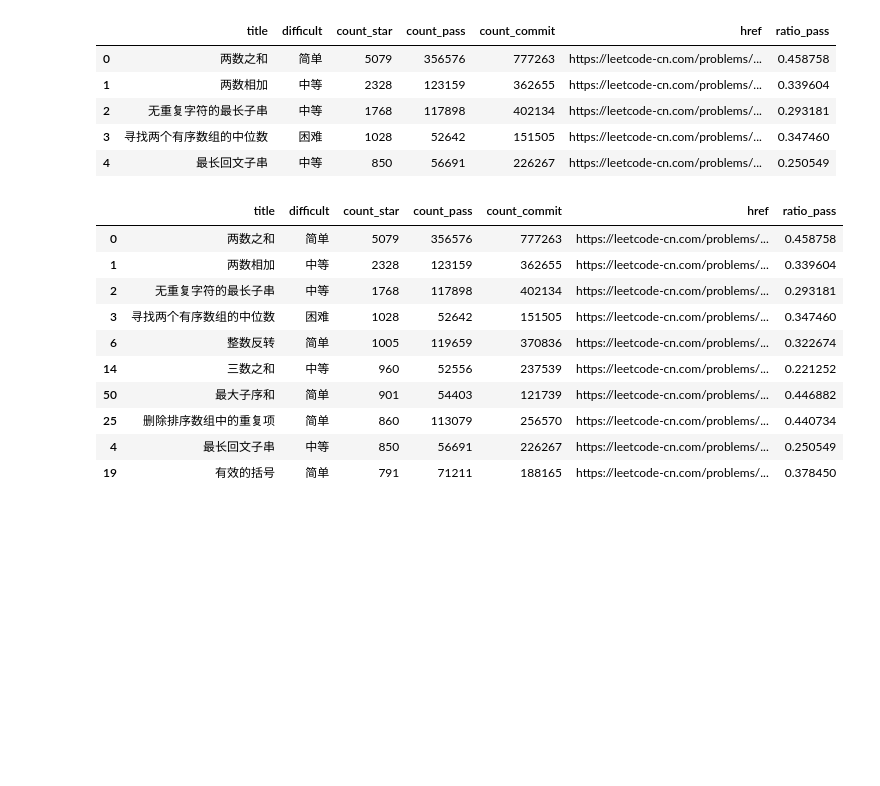
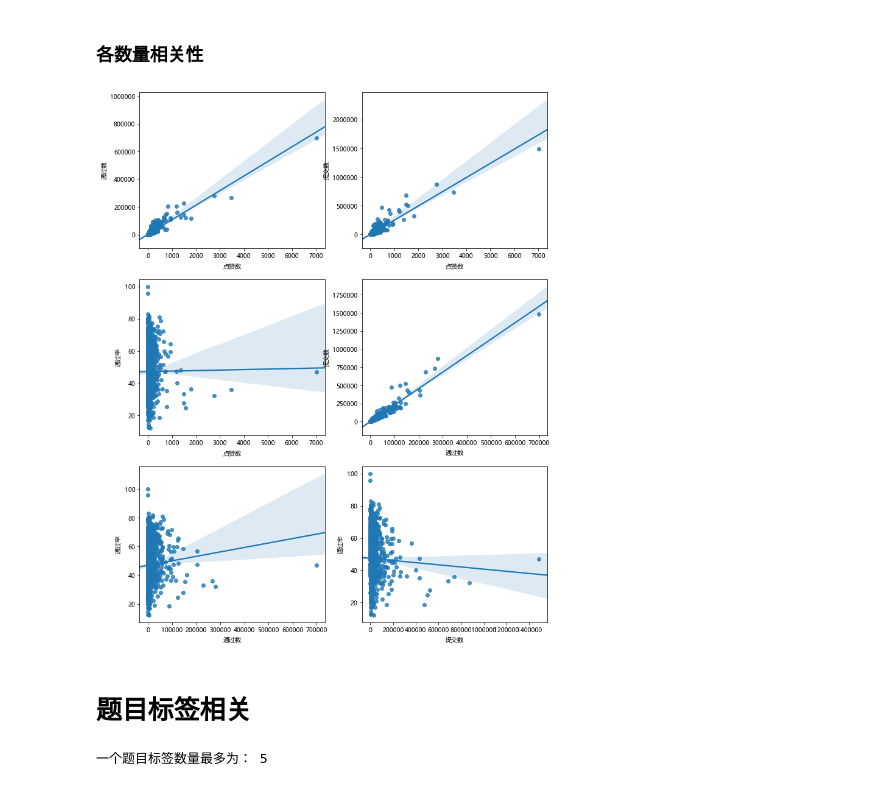
Before and after one commit to stormstone/SpiderSSS, a Jupyter notebook: LeetCode/leetcode.ipynb, the cells around one changed output. Cells and saved outputs as stored; diff of their text form; code cells hidden in the pictures; blank space fills up the shorter version.

Commit message:
Leetcode spider

```diff
--- a/LeetCode/leetcode.ipynb
+++ b/LeetCode/leetcode.ipynb
@@ -11,0 +96,46 @@ mpl.rcParams['axes.unicode_minus'] = False
+# %% [markdown]
+### 各数量相关性
+# %%
+plt.figure(figsize=(12,16))
+plt.subplot(3,2,1)
+# plt.scatter(df_problems['likes'],df_problems['totalAcceptedRaw'])
+sns.regplot(x='likes',y='totalAcceptedRaw',data=df_problems)
+# plt.title('点赞数 —— 通过数')
+plt.xlabel('点赞数')
+plt.ylabel('通过数')
+plt.subplot(3,2,2)
+# plt.scatter(df_problems['likes'],df_problems['totalSubmissionRaw'])
+sns.regplot(x='likes',y='totalSubmissionRaw',data=df_problems)
+# plt.title('点赞数 —— 提交数')
+plt.xlabel('点赞数')
+plt.ylabel('提交数')
+plt.subplot(3,2,3)
+# plt.scatter(df_problems['likes'],df_problems['acRate'])
+sns.regplot(x='likes',y='acRate',data=df_problems)
+# plt.title('点赞数 —— 通过率')
+plt.xlabel('点赞数')
+plt.ylabel('通过率')
+plt.subplot(3,2,4)
+# plt.scatter(df_problems['totalAcceptedRaw'],df_problems['totalSubmissionRaw'])
+sns.regplot(x='totalAcceptedRaw',y='totalSubmissionRaw',data=df_problems)
+# plt.title('通过数 —— 提交数')
+plt.xlabel('通过数')
+plt.ylabel('提交数')
+plt.subplot(3,2,5)
+# plt.scatter(df_problems['totalAcceptedRaw'],df_problems['acRate'])
+sns.regplot(x='totalAcceptedRaw',y='acRate',data=df_problems)
+# plt.title('通过数 —— 通过率')
+plt.xlabel('通过数')
+plt.ylabel('通过率')
+plt.subplot(3,2,6)
+# plt.scatter(df_problems['totalSubmissionRaw'],df_problems['acRate'])
+sns.regplot(x='totalSubmissionRaw',y='acRate',data=df_problems)
+# plt.title('提交数 —— 通过率')
+plt.xlabel('提交数')
+plt.ylabel('通过率')
+
+plt.show()
+# %% [output]
+[figure, added]
+# %% [markdown]
+# 题目标签相关
@@ -12,29 +183,6 @@ mpl.rcParams['axes.unicode_minus'] = False
 # %%
-df_problems = pd.read_csv('df_problems.csv')
-
-df_problems['count_pass'] = df_problems['count_pass'].apply(lambda x:x.replace(',','')).astype(int)
-df_problems['count_commit'] = df_problems['count_commit'].apply(lambda x:x.replace(',','')).astype(int)
-df_problems['ratio_pass'] = df_problems['count_pass'] / df_problems['count_commit']
+df_problems['lst_topics'] = df_problems['topicSlug'].apply(lambda x:x[1:-1].replace('\'','').replace(' ','').split(','))
+df_problems['topicNum'] = df_problems['lst_topics'].apply(lambda x:len(x))
+print('一个题目标签数量最多为：',df_problems['topicNum'].max())
+# %% [output]
+一个题目标签数量最多为： 5
-# %%
-df_problems.head()
-# %% [output]
-|  | title | difficult | count_star | count_pass | count_commit | href | ratio_pass |
-| 0 | 两数之和 | 简单 | 5079 | 356576 | 777263 | https://leetcode-cn.com/problems/... | 0.458758 |
-| 1 | 两数相加 | 中等 | 2328 | 123159 | 362655 | https://leetcode-cn.com/problems/... | 0.339604 |
-| 2 | 无重复字符的最长子串 | 中等 | 1768 | 117898 | 402134 | https://leetcode-cn.com/problems/... | 0.293181 |
-| 3 | 寻找两个有序数组的中位数 | 困难 | 1028 | 52642 | 151505 | https://leetcode-cn.com/problems/... | 0.347460 |
-| 4 | 最长回文子串 | 中等 | 850 | 56691 | 226267 | https://leetcode-cn.com/problems/... | 0.250549 |
-# %%
-df_problems.sort_values(by='count_star',ascending=False).head(10)
-# %% [output]
-|  | title | difficult | count_star | count_pass | count_commit | href | ratio_pass |
-| 0 | 两数之和 | 简单 | 5079 | 356576 | 777263 | https://leetcode-cn.com/problems/... | 0.458758 |
-| 1 | 两数相加 | 中等 | 2328 | 123159 | 362655 | https://leetcode-cn.com/problems/... | 0.339604 |
-| 2 | 无重复字符的最长子串 | 中等 | 1768 | 117898 | 402134 | https://leetcode-cn.com/problems/... | 0.293181 |
-| 3 | 寻找两个有序数组的中位数 | 困难 | 1028 | 52642 | 151505 | https://leetcode-cn.com/problems/... | 0.347460 |
-| 6 | 整数反转 | 简单 | 1005 | 119659 | 370836 | https://leetcode-cn.com/problems/... | 0.322674 |
-| 14 | 三数之和 | 中等 | 960 | 52556 | 237539 | https://leetcode-cn.com/problems/... | 0.221252 |
-| 50 | 最大子序和 | 简单 | 901 | 54403 | 121739 | https://leetcode-cn.com/problems/... | 0.446882 |
-| 25 | 删除排序数组中的重复项 | 简单 | 860 | 113079 | 256570 | https://leetcode-cn.com/problems/... | 0.440734 |
-| 4 | 最长回文子串 | 中等 | 850 | 56691 | 226267 | https://leetcode-cn.com/problems/... | 0.250549 |
-| 19 | 有效的括号 | 简单 | 791 | 71211 | 188165 | https://leetcode-cn.com/problems/... | 0.378450 |
```
Also changed, not shown: parts of 30 cells of this notebook, 2 other files.
